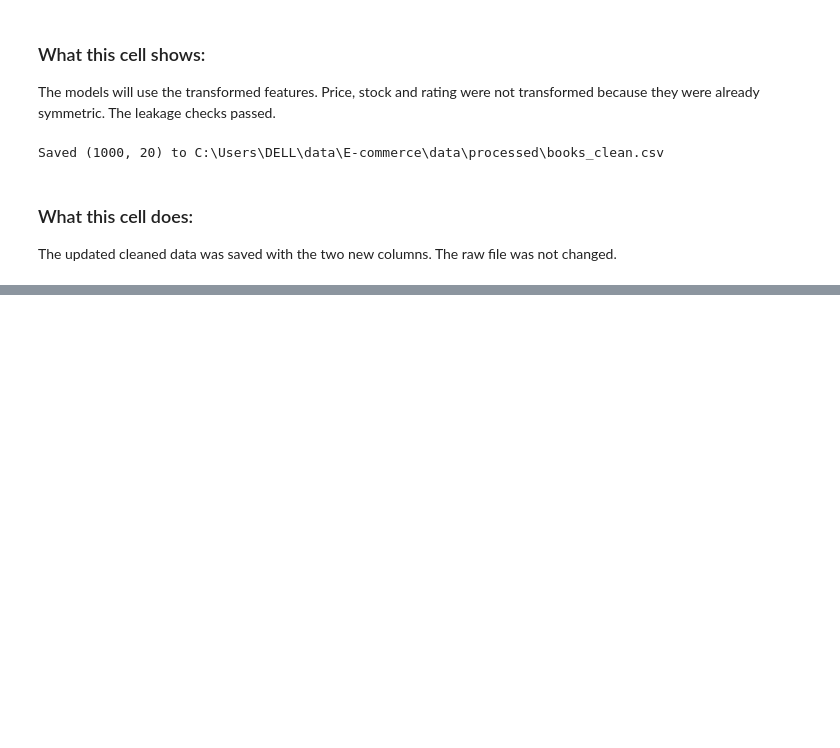
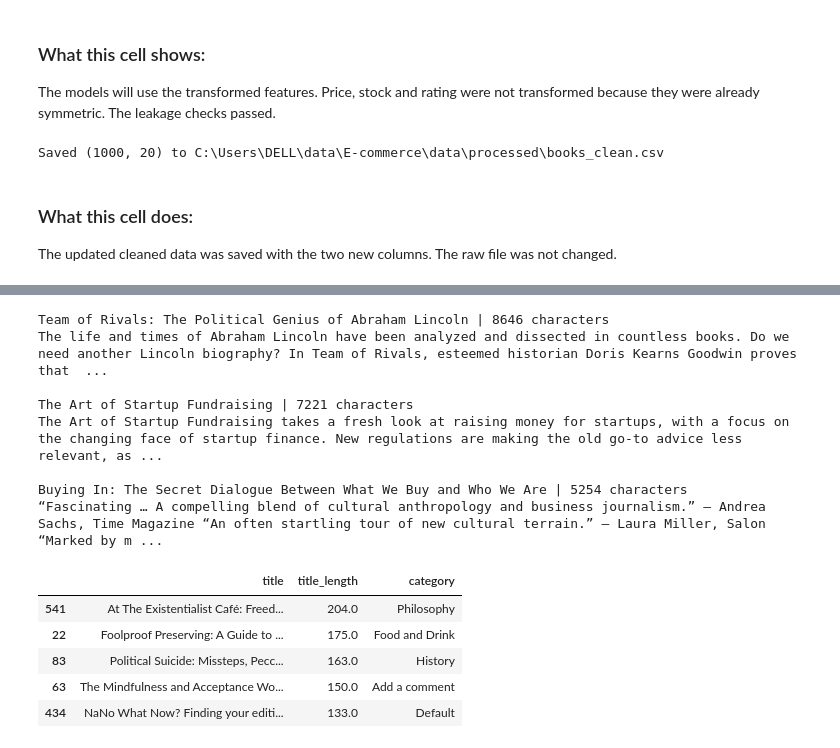
Before and after one commit to l253042/E-commerce, a Jupyter notebook: notebooks/E-commerce.ipynb, the cells around one changed output, grey strips where cells are left out. Drawn from its saved outputs; the diff is of its cells as text; code cells hidden in the pictures; blank space fills up the shorter version.

```diff
--- a/notebooks/E-commerce.ipynb
+++ b/notebooks/E-commerce.ipynb
@@ -932,0 +1028,23 @@ The updated cleaned data was saved with the two new columns. The raw file was no
+# %%
+long_desc = clean.nlargest(3, "desc_length")
+for _, r in long_desc.iterrows():
+    print(r["title"], "|", int(r["desc_length"]), "characters")
+    print(r["description"][:200], "...\n")
+
+long_title = clean.nlargest(5, "title_length")
+display(long_title[["title", "title_length", "category"]])
+# %% [output]
+Team of Rivals: The Political Genius of Abraham Lincoln | 8646 characters
+The life and times of Abraham Lincoln have been analyzed and dissected in countless books. Do we need another Lincoln biography? In Team of Rivals, esteemed historian Doris Kearns Goodwin proves that  ...
+
+The Art of Startup Fundraising | 7221 characters
+The Art of Startup Fundraising takes a fresh look at raising money for startups, with a focus on the changing face of startup finance. New regulations are making the old go-to advice less relevant, as ...
+
+Buying In: The Secret Dialogue Between What We Buy and Who We Are | 5254 characters
+“Fascinating … A compelling blend of cultural anthropology and business journalism.” — Andrea Sachs, Time Magazine “An often startling tour of new cultural terrain.” — Laura Miller, Salon “Marked by m ...
+|  | title | title_length | category |
+| 541 | At The Existentialist Café: Freed... | 204.0 | Philosophy |
+| 22 | Foolproof Preserving: A Guide to ... | 175.0 | Food and Drink |
+| 83 | Political Suicide: Missteps, Pecc... | 163.0 | History |
+| 63 | The Mindfulness and Acceptance Wo... | 150.0 | Add a comment |
+| 434 | NaNo What Now? Finding your editi... | 133.0 | Default |
```
Also changed, not shown: parts of 11 cells of this notebook, 1 other file.
